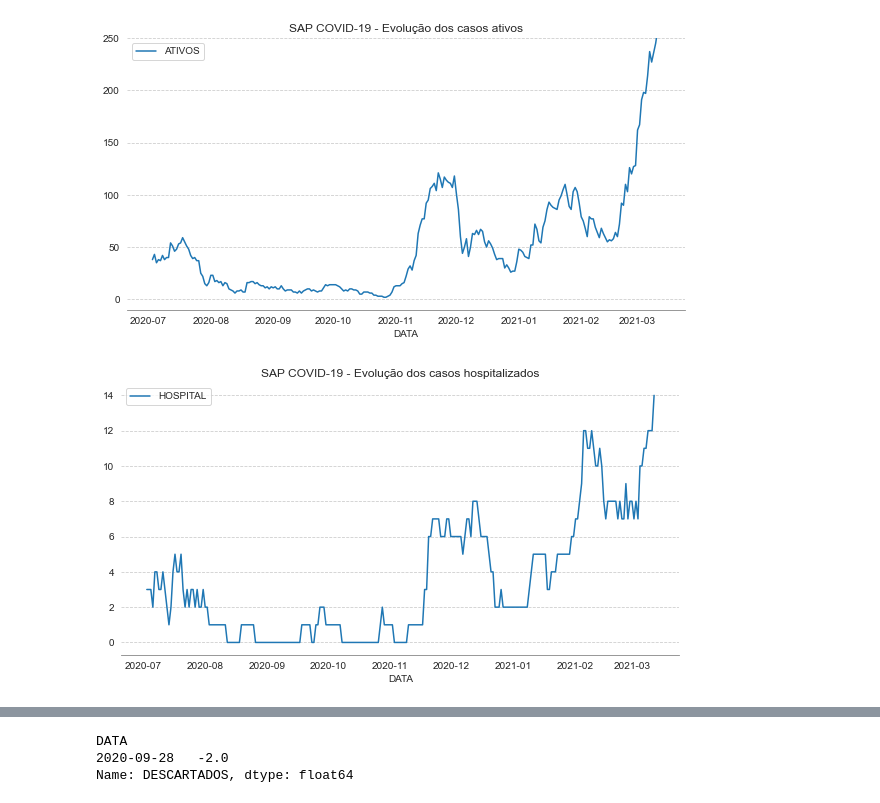
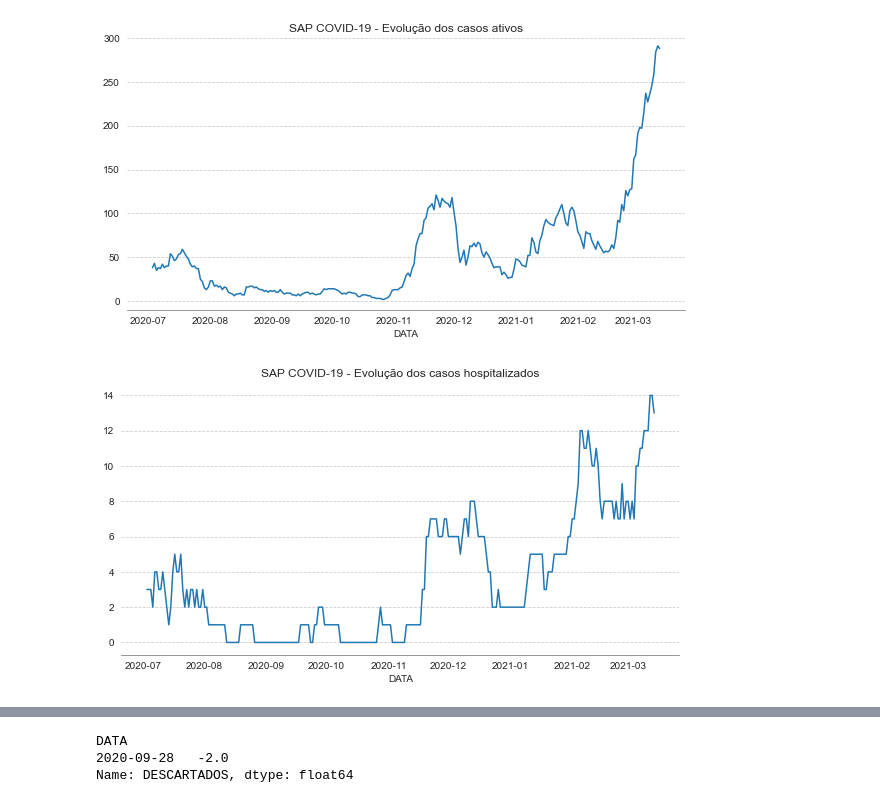
Before and after one commit to GiliardGodoi/covid-sap-data, a Jupyter notebook: notebooks/02_analise_exploratoria.ipynb, the cells around one changed output, grey strips where cells are left out. Drawn from its saved outputs; the diff is of its cells as text; code cells hidden in the pictures.

```diff
--- a/notebooks/02_analise_exploratoria.ipynb
+++ b/notebooks/02_analise_exploratoria.ipynb
@@ -101,17 +101,18 @@ sns.despine(left=True)
 # %%
 # sns.axes_style()
 # %%
-ax = sns.lineplot(data=frame[['ATIVOS']])
+ax = sns.lineplot(data=frame[['ATIVOS']], legend=False)
 _ = ax.set_title("SAP COVID-19 - Evolução dos casos ativos")
 
 ax.xaxis.grid()
-ax.set_ylim([-10, 250])
+ax.set_ylim([-10, 300])
 sns.despine(left=True)
 # %% [output]
-[figure, old version]
+[figure, new version]
 # %%
 ax = sns.lineplot(data=frame[['HOSPITAL']],
-             palette="tab10"
+             palette="tab10",
+             legend=False
             )
 _ = ax.set_title("SAP COVID-19 - Evolução dos casos hospitalizados")
 
@@ -119,7 +120,7 @@ _ = ax.set_title("SAP COVID-19 - Evolução dos casos hospitalizados")
 ax.xaxis.grid()
 sns.despine(left=True)
 # %% [output]
-[figure, old version]
+[figure, new version]
 # %%
 ax = sns.lineplot(data=frame[['HOSPITAL', 'DOMICILIO']],
              palette="tab10"
```
Also changed, not shown: parts of 18 cells of this notebook, 10 other files.
